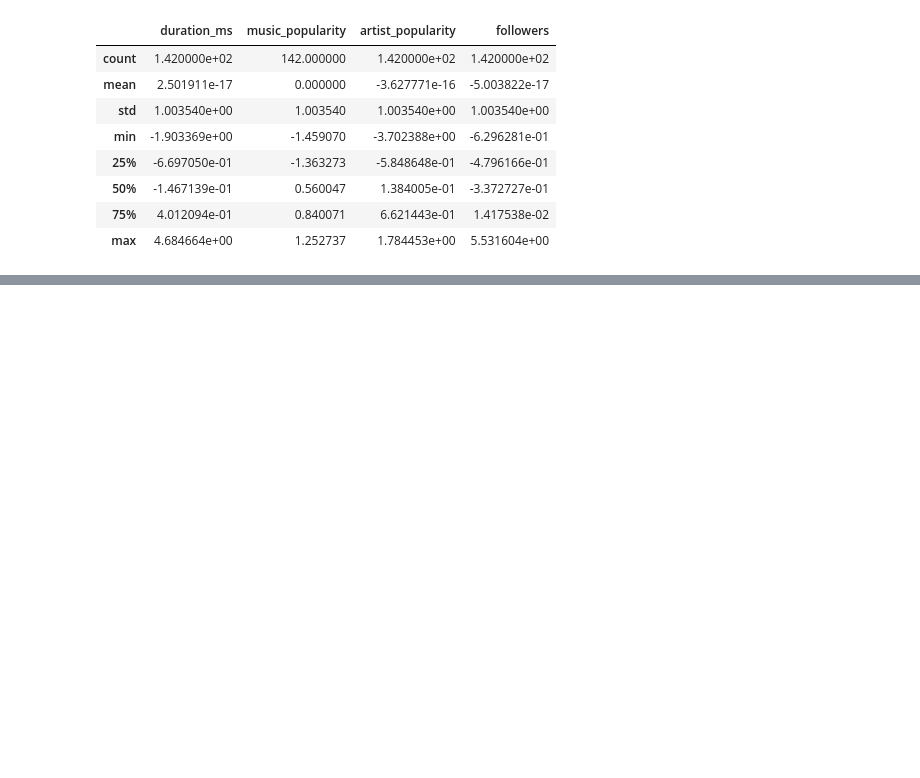
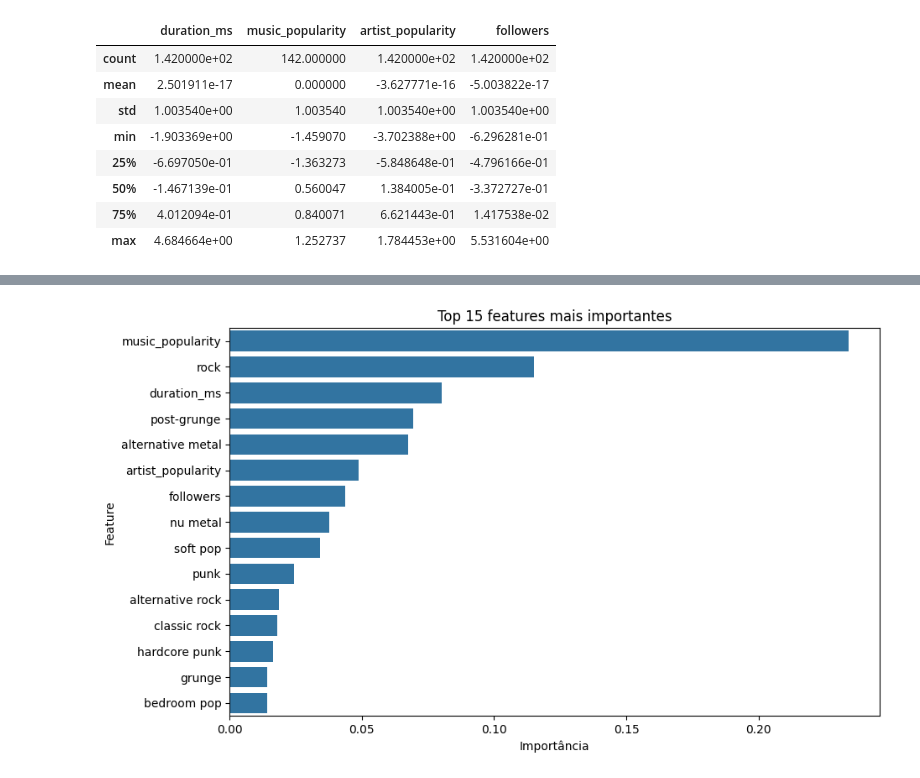
Before and after one commit to GiuBonacchi/Music, a Jupyter notebook: Cópia_de_Conheça_o_Colab.ipynb, the cells around one changed output, grey strips where cells are left out. Cells and saved outputs as stored; diff of their text form; code cells hidden in the pictures; blank space fills up the shorter version.

```diff
--- a/Cópia_de_Conheça_o_Colab.ipynb
+++ b/Cópia_de_Conheça_o_Colab.ipynb
@@ -289,0 +346,9 @@ x.head()
+# %%
+plt.figure(figsize=(10, 6))
+sns.barplot(x='importance', y='feature', data=feature_importance_df.head(15))
+plt.title('Top 15 features mais importantes')
+plt.xlabel('Importância')
+plt.ylabel('Feature')
+plt.show()
+# %% [output]
+[figure, added]
```
Also changed, not shown: parts of 16 cells of this notebook.
